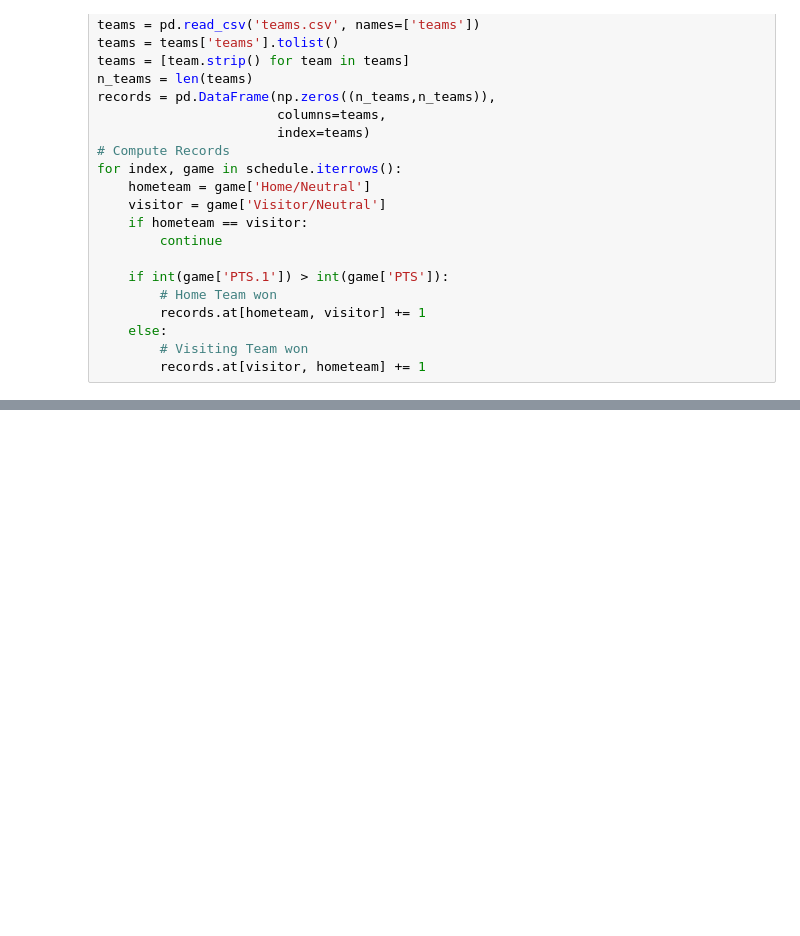
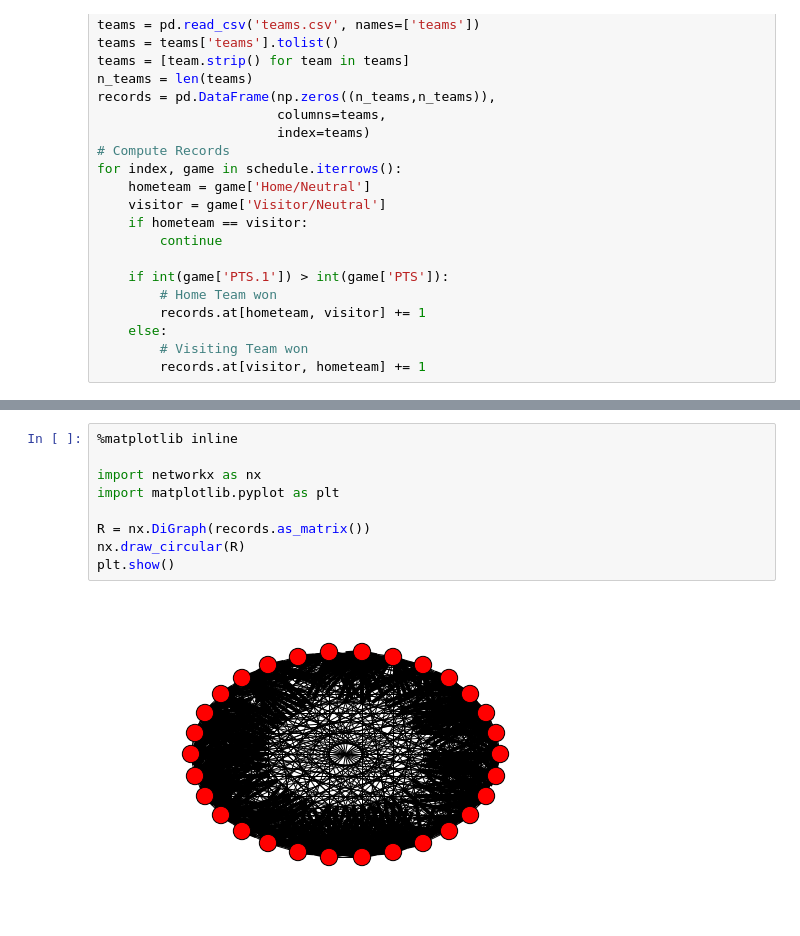
Before and after one commit to nhatbui/nbarank, a Jupyter notebook: schedule_rank.ipynb, the cells around one changed output, grey strips where cells are left out. Drawn from its saved outputs; the diff is of its cells as text; blank space fills up the shorter version.

```diff
--- a/schedule_rank.ipynb
+++ b/schedule_rank.ipynb
@@ -68,0 +206,11 @@ Name: [score], dtype: float64
+# %%
+%matplotlib inline
+
+import networkx as nx
+import matplotlib.pyplot as plt
+
+R = nx.DiGraph(records.as_matrix())
+nx.draw_circular(R)
+plt.show()
+# %% [output]
+[figure, added]
```
Also changed, not shown: parts of 21 cells of this notebook, 1 other file.
